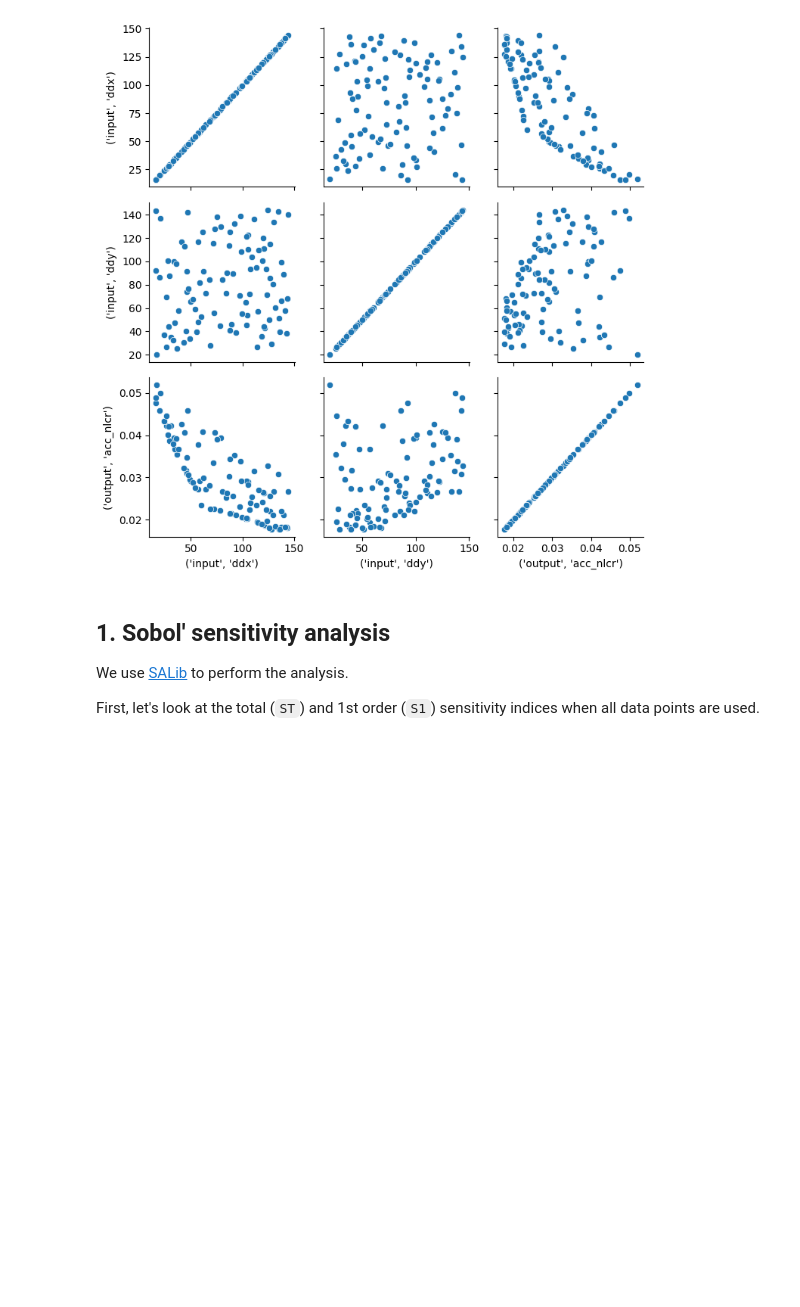
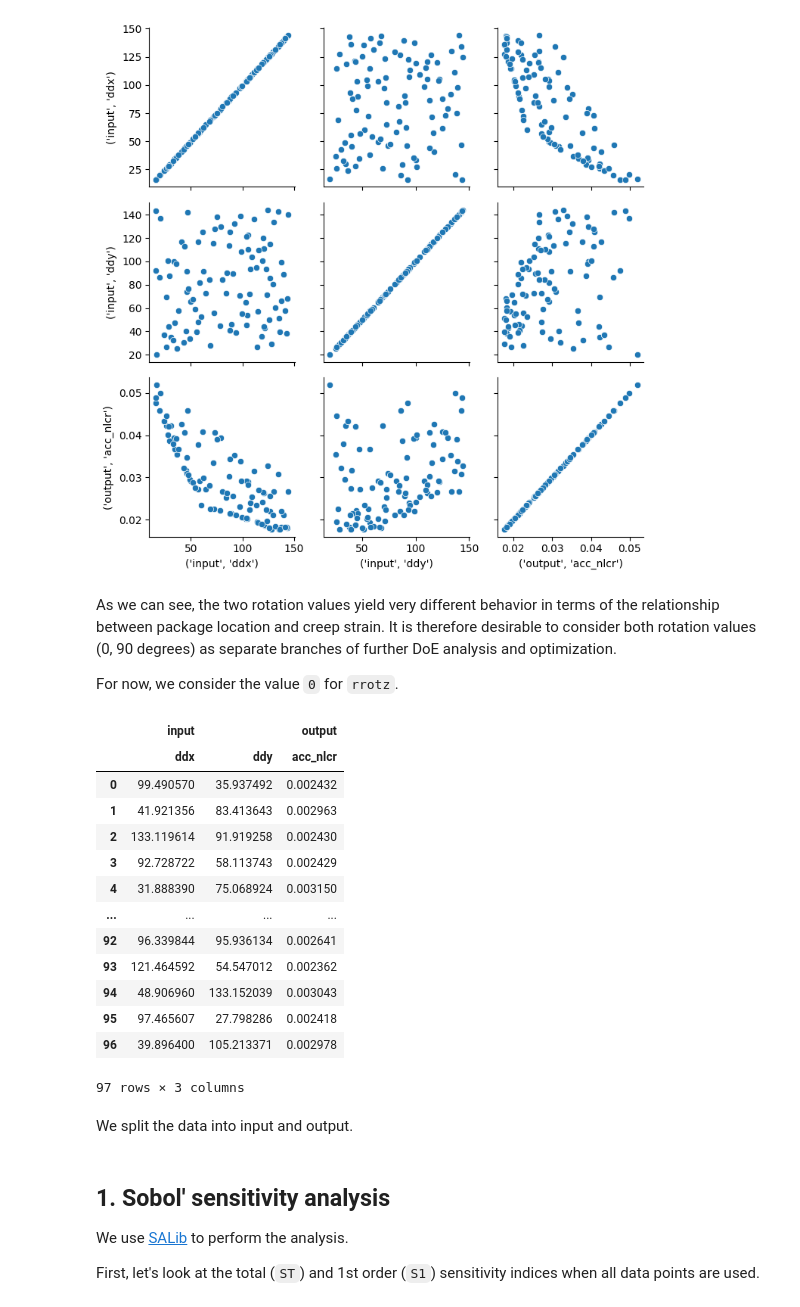
Before and after one commit to llguo95/COMPAS_simulation, a Jupyter notebook: analysis/doe_analysis.ipynb, the cells around one changed output. Saved outputs shown, nothing was run; the diff lists cells and outputs as text; code cells hidden in the pictures; blank space fills up the shorter version.

```diff
--- a/analysis/doe_analysis.ipynb
+++ b/analysis/doe_analysis.ipynb
@@ -92,8 +95,31 @@ g.map(sns.scatterplot)
 # %% [output]
 <seaborn.axisgrid.PairGrid at 0x...>
 [figure]
+# %% [markdown]
+As we can see, the two rotation values yield very different behavior in terms of the relationship between package location and creep strain. It is therefore desirable to consider both rotation values (0, 90 degrees) as separate branches of further DoE analysis and optimization.
+
+For now, we consider the value `0` for `rrotz`.
 # %%
 df_rrotz0 = df[df.input.rrotz == 0].drop(columns=('input', 'rrotz')).reset_index(drop=True)
+# %%
+df_rrotz0
+# %% [output]
+|  | input |  | output |
+|  | ddx | ddy | acc_nlcr |
+| 0 | 99.490570 | 35.937492 | 0.002432 |
+| 1 | 41.921356 | 83.413643 | 0.002963 |
+| 2 | 133.119614 | 91.919258 | 0.002430 |
+| 3 | 92.728722 | 58.113743 | 0.002429 |
+| 4 | 31.888390 | 75.068924 | 0.003150 |
+| ... | ... | ... | ... |
+| 92 | 96.339844 | 95.936134 | 0.002641 |
+| 93 | 121.464592 | 54.547012 | 0.002362 |
+| 94 | 48.906960 | 133.152039 | 0.003043 |
+| 95 | 97.465607 | 27.798286 | 0.002418 |
+| 96 | 39.896400 | 105.213371 | 0.002978 |
+97 rows × 3 columns
+# %% [markdown]
+We split the data into input and output.
 # %%
 input_hf = df_rrotz0.input.values
 output_hf = df_rrotz0.output.values
```
Also changed, not shown: parts of 10 cells of this notebook, 15 other files.
